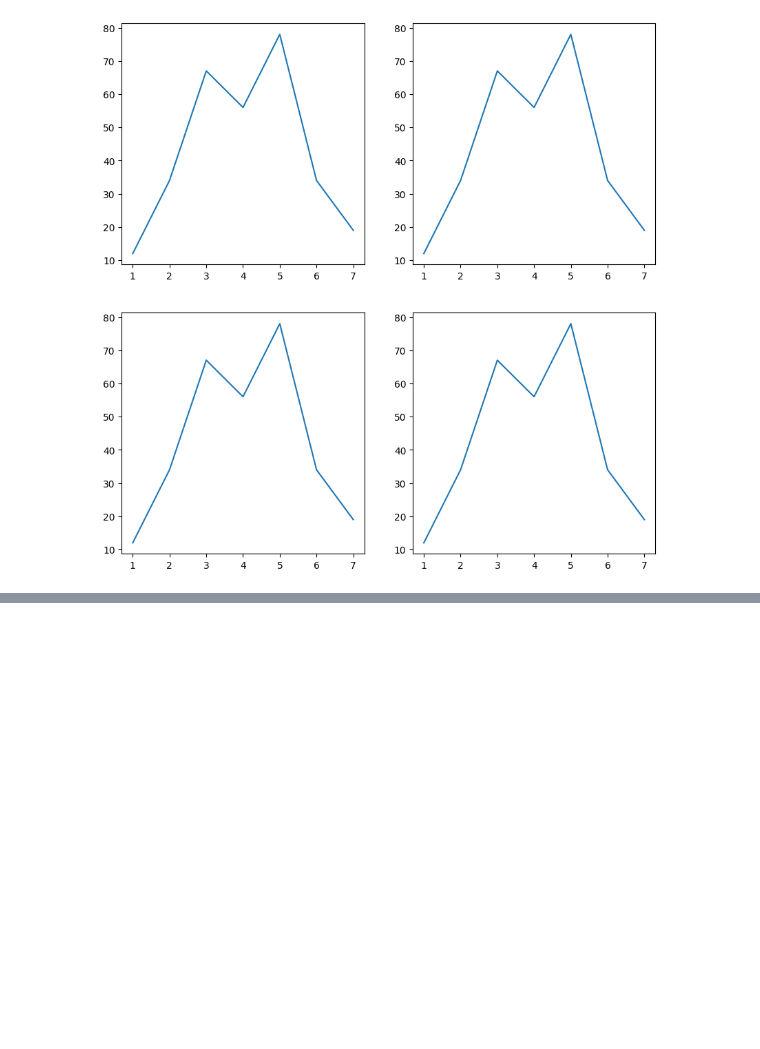
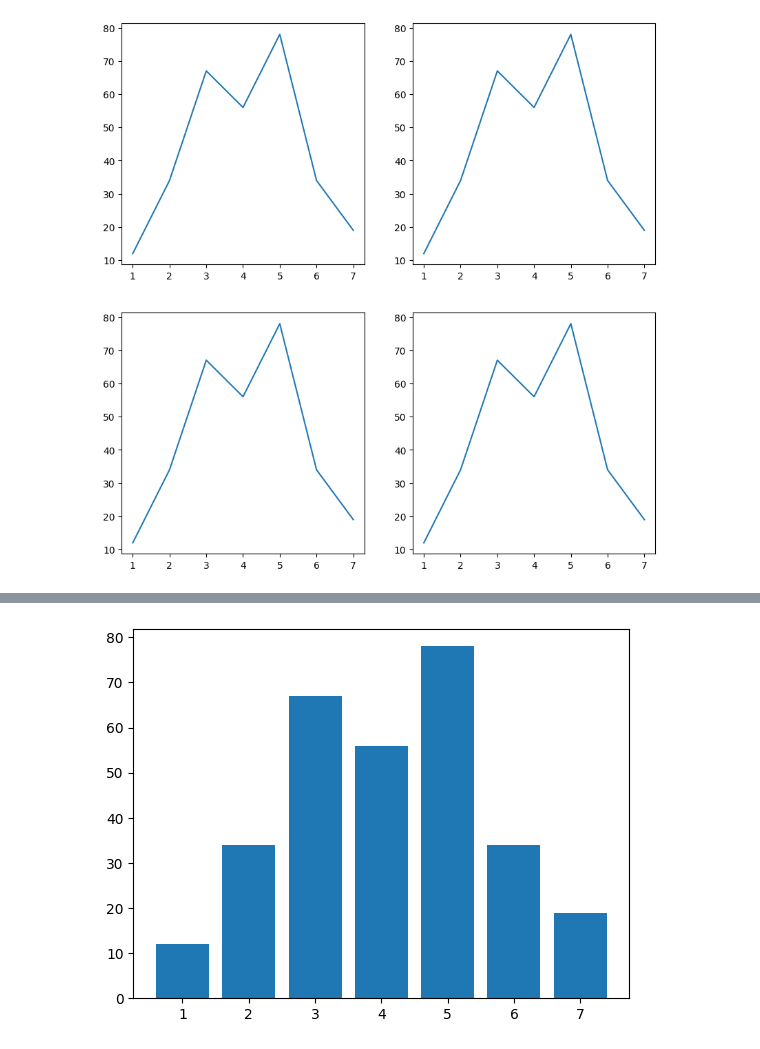
Before and after one commit to MuhammadRehanKhalid/Ehunar_ML_AI, a Jupyter notebook: M_9_Matplotlib.ipynb, the cells around one changed output, grey strips where cells are left out. Cells and saved outputs as stored; diff of their text form; code cells hidden in the pictures; blank space fills up the shorter version.

```diff
--- a/M_9_Matplotlib.ipynb
+++ b/M_9_Matplotlib.ipynb
@@ -119,0 +147,7 @@ plt.show()
+# %%
+# barplot
+fig, sub_plot = plt.subplots()
+sub_plot.bar(x,y)
+plt.show()
+# %% [output]
+[figure, added]
```
Also changed, not shown: parts of 11 cells of this notebook.
